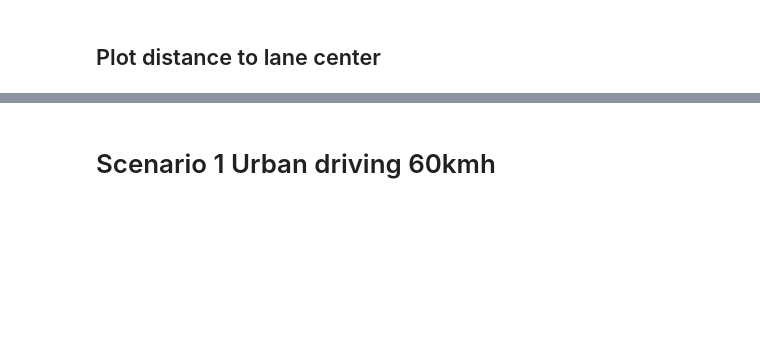
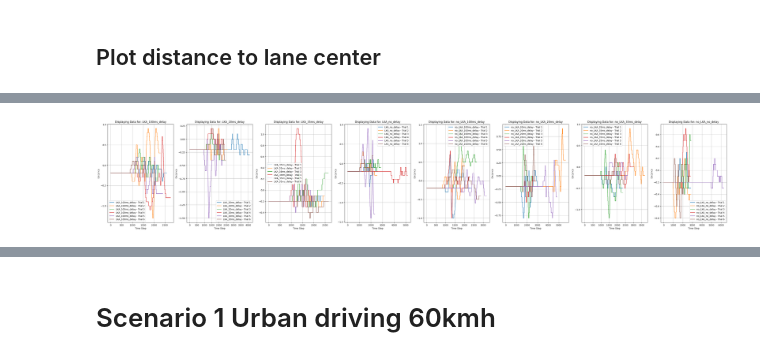
Before and after one commit to ENGSSG/Carla_Mobile_Phone_Control, a Jupyter notebook: record_analysis.ipynb, the cells around one changed output, grey strips where cells are left out. Saved outputs shown, nothing was run; the diff lists cells and outputs as text; code cells hidden in the pictures; blank space fills up the shorter version.

```diff
--- a/record_analysis.ipynb
+++ b/record_analysis.ipynb
@@ -438,14 +254,0 @@ plt.show()
-# %%
-for i in range(6):
-    plt.plot(range(len(LKA_100ms_delay_data[i]['distance'][LKA_100ms_delay_data[i]['distance'].count(-0.19):])), LKA_100ms_delay_data[i]['distance'][LKA_100ms_delay_data[i]['distance'].count(-0.19):])
-
-plt.ylabel('Distance [m]')
-plt.xlabel('Frame number')
-plt.title('Distance to lane center(LKA_100ms_delay_data)')
-# # Set x-axis limit to start from 0
-# plt.xlim(xmin=0)
-
-# # Set y-axis limit to start from 0
-# plt.ylim(ymin=0)
-plt.ylim(-2,2)
-plt.show()
@@ -508,0 +318,45 @@ LKA_100ms_delay      -0.146790               0.280571
+# %%
+
+
+fig, axs = plt.subplots(1, len(directory_list), figsize=(50, 8))
+# Get an ordered list of the keys from your data dictionary
+# e.g., ['Key1', 'Key2', 'Key3', ...]
+data_keys = list(Data_container.keys())
+
+# Determine the number of figures to create, ensuring we don't go out of bounds
+# This will be 8 if both lists have at least 8 items.
+num_figures = min(len(directory_list), len(data_keys))
+
+# Loop through each figure/axis index (from 0 to 7)
+for i in range(num_figures):
+
+    # --- Select the Data for the Current Figure ---
+    # Get the specific key corresponding to the current figure (e.g., on first loop, key = 'Key1')
+    key = data_keys[i]
+
+    # Get the list of 6 data values associated with that key
+    values = Data_container[key]
+
+    # --- Plot the 6 Lines on the Current Figure ---
+    # Now, loop through only those 6 values and plot them on the current axis (axs[i])
+    for j in range(len(values)):
+
+        # Your original logic for extracting the data to plot
+        distance_data = values[j]['distance']
+        start_index = distance_data.count(25.7) # Skips the initial 25.7 values
+
+        data_to_plot = distance_data[start_index:]
+        x_values = range(len(data_to_plot))
+
+        # Plot on the correct axis (axs[i]) with a clear label
+        axs[i].plot(x_values, data_to_plot, label=f"{key} - Trial {j+1}")
+
+    # --- Finalize the Current Figure ---
+    # Set the title and legend for the current figure after all its lines are plotted
+    axs[i].set_title(f"Displaying Data for: {key}")
+    axs[i].set_xlabel("Time Step")
+    axs[i].set_ylabel("Distance")
+    axs[i].legend(loc='best') # Add a legend to show the labels
+    axs[i].grid(True)
+# %% [output]
+[figure, added]
```
Also changed, not shown: parts of 111 cells of this notebook, 2 other files.
